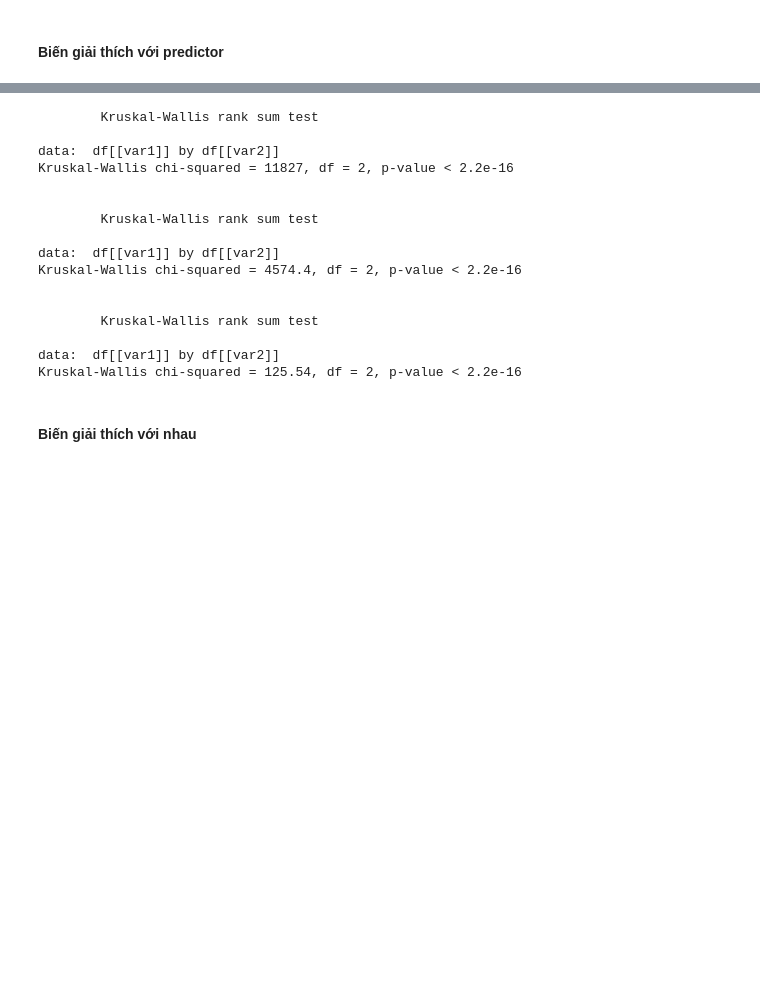
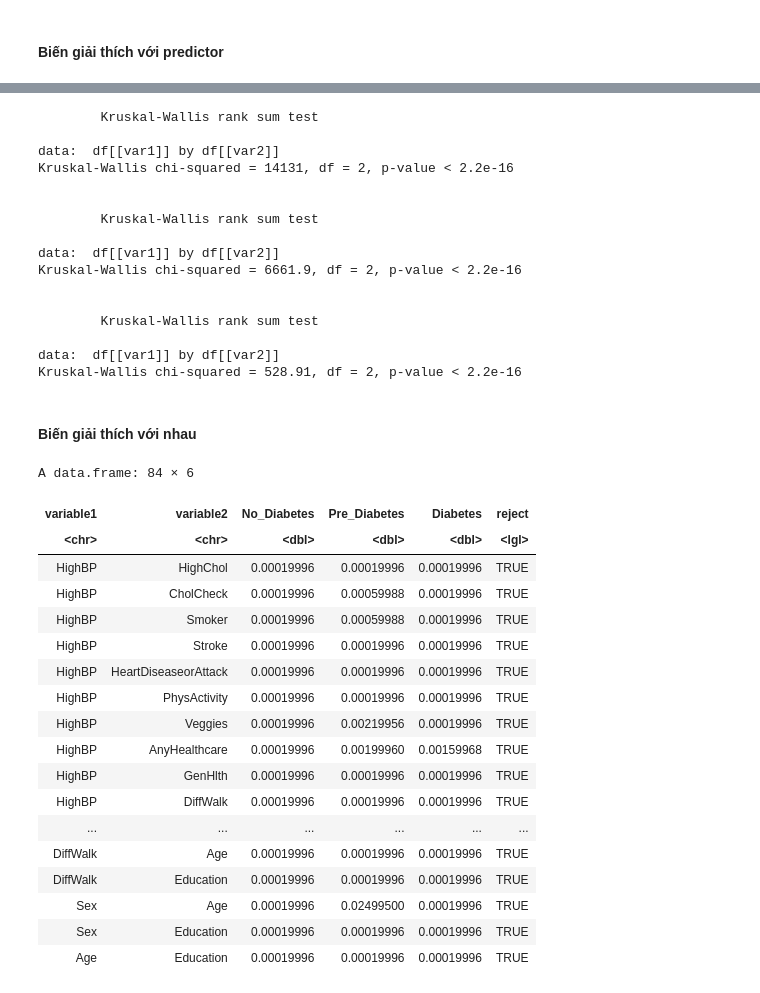
Before and after one commit to NgokNgo/Diabetes-Prediction, a Jupyter notebook: Rcode/ABTesting.ipynb, the cells around one changed output, grey strips where cells are left out. Saved outputs shown, nothing was run; the diff lists cells and outputs as text; code cells hidden in the pictures; blank space fills up the shorter version.

```diff
--- a/Rcode/ABTesting.ipynb
+++ b/Rcode/ABTesting.ipynb
@@ -95,7 +88,7 @@ Residuals            229769 3406656      15
 ---
 Signif. codes:  0 '***' 0.001 '**' 0.01 '*' 0.05 '.' 0.1 ' ' 1
 # %%
-for (var in vars_quanlity) {
+for (var in vars_quantitative) {
    results <- kruskal_test(df, var, 'Diabetes_012')
    print(results)
 }
@@ -103,18 +96,78 @@ for (var in vars_quanlity) {
         Kruskal-Wallis rank sum test
 
 data:  df[[var1]] by df[[var2]]
-Kruskal-Wallis chi-squared = 11827, df = 2, p-value < 2.2e-16
+Kruskal-Wallis chi-squared = 14131, df = 2, p-value < 2.2e-16
 
 
         Kruskal-Wallis rank sum test
 
 data:  df[[var1]] by df[[var2]]
-Kruskal-Wallis chi-squared = 4574.4, df = 2, p-value < 2.2e-16
+Kruskal-Wallis chi-squared = 6661.9, df = 2, p-value < 2.2e-16
 
 
         Kruskal-Wallis rank sum test
 
 data:  df[[var1]] by df[[var2]]
-Kruskal-Wallis chi-squared = 125.54, df = 2, p-value < 2.2e-16
+Kruskal-Wallis chi-squared = 528.91, df = 2, p-value < 2.2e-16
 # %% [markdown]
 #### Biến giải thích với nhau
+# %%
+df_category <- df %>% select(-BMI, -PhysHlth, -MentHlth)
+
+# chuyển Diabetes_012 xuống cuối cùng
+df_category <- df_category %>% select(-Diabetes_012, Diabetes_012)
+
+chi_square_results <- data.frame(variable1 = character(),
+                                variable2 = character(),
+                                No_Diabetes = numeric(),
+                                Pre_Diabetes = numeric(),
+                                Diabetes = numeric(),
+                                reject = logical(),
+                                stringsAsFactors = FALSE)
+
+for (i in 1:(ncol(df_category)-1)) {
+    for (j in (i+1):(ncol(df_category)-1)) {
+        if (i != j && i != ncol(df_category)-1 && j != ncol(df_category)-1) {
+            var1 <- colnames(df_category)[i]
+            var2 <- colnames(df_category)[j]
+            observes <- table(df_category[[var1]], df_category[[var2]], df_category$Diabetes_012)
+
+            no_diabetes <- chisq.test(observes[,,1],simulate.p.value = TRUE, B = 5000)
+            pre_diabetes <- chisq.test(observes[,,2],simulate.p.value = TRUE, B = 5000)
+            diabetes <- chisq.test(observes[,,3],simulate.p.value = TRUE, B = 5000)
+            if (no_diabetes$p.value < 0.05 && pre_diabetes$p.value < 0.05 && diabetes$p.value < 0.05) {
+                reject <- TRUE
+            } else {
+                reject <- FALSE
+            }
+
+            chi_square_results <- rbind(chi_square_results, data.frame(variable1 = var1,
+                                                                    variable2 = var2,
+                                                                    No_Diabetes = no_diabetes$p.value,
+                                                                    Pre_Diabetes = pre_diabetes$p.value,
+                                                                    Diabetes = diabetes$p.value,
+                                                                    reject = reject))
+        }
+    }
+}
+chi_square_results %>% filter(reject == TRUE)
+# %% [output]
+A data.frame: 84 × 6
+| variable1 | variable2 | No_Diabetes | Pre_Diabetes | Diabetes | reject |
+| <chr> | <chr> | <dbl> | <dbl> | <dbl> | <lgl> |
+| HighBP | HighChol | 0.00019996 | 0.00019996 | 0.00019996 | TRUE |
+| HighBP | CholCheck | 0.00019996 | 0.00059988 | 0.00019996 | TRUE |
+| HighBP | Smoker | 0.00019996 | 0.00059988 | 0.00019996 | TRUE |
+| HighBP | Stroke | 0.00019996 | 0.00019996 | 0.00019996 | TRUE |
+| HighBP | HeartDiseaseorAttack | 0.00019996 | 0.00019996 | 0.00019996 | TRUE |
+| HighBP | PhysActivity | 0.00019996 | 0.00019996 | 0.00019996 | TRUE |
+| HighBP | Veggies | 0.00019996 | 0.00219956 | 0.00019996 | TRUE |
+| HighBP | AnyHealthcare | 0.00019996 | 0.00199960 | 0.00159968 | TRUE |
+| HighBP | GenHlth | 0.00019996 | 0.00019996 | 0.00019996 | TRUE |
+| HighBP | DiffWalk | 0.00019996 | 0.00019996 | 0.00019996 | TRUE |
+| ... | ... | ... | ... | ... | ... |
+| DiffWalk | Age | 0.00019996 | 0.00019996 | 0.00019996 | TRUE |
+| DiffWalk | Education | 0.00019996 | 0.00019996 | 0.00019996 | TRUE |
+| Sex | Age | 0.00019996 | 0.02499500 | 0.00019996 | TRUE |
+| Sex | Education | 0.00019996 | 0.00019996 | 0.00019996 | TRUE |
+| Age | Education | 0.00019996 | 0.00019996 | 0.00019996 | TRUE |
```
Also changed, not shown: parts of 10 cells of this notebook, 15 other files.
